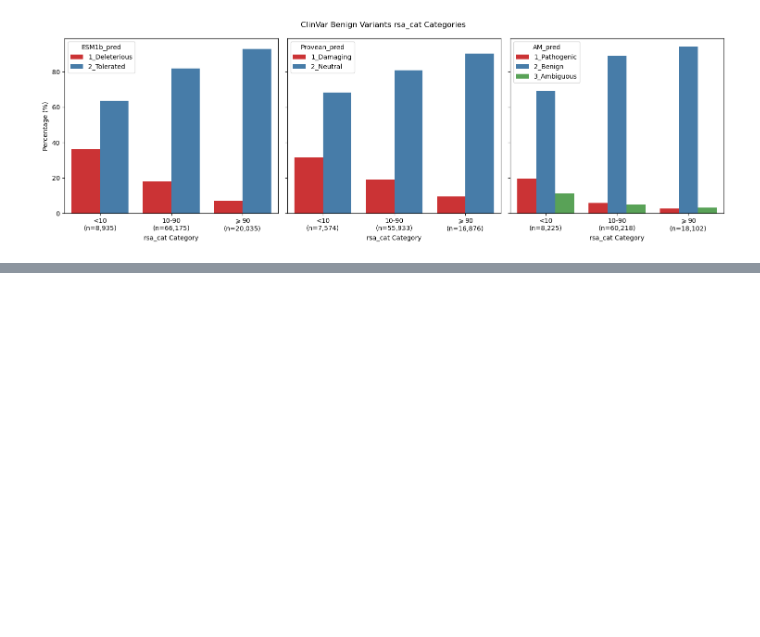
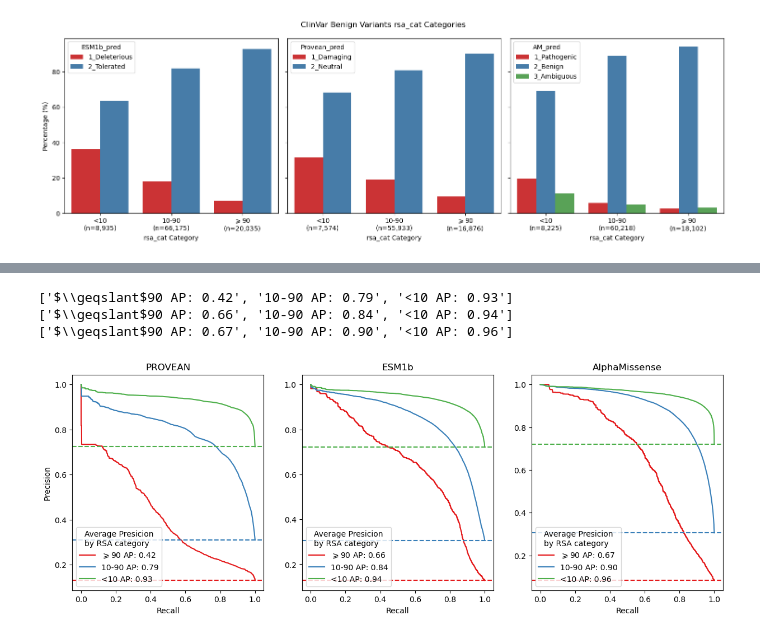
Before and after one commit to broadinstitute/2025_laval_submitted, a Jupyter notebook: 4_compare_AI_scores/2_analysis/dbnsfp_clinvar_analysis.ipynb, the cells around one changed output, grey strips where cells are left out. Cells and saved outputs as stored; diff of their text form; code cells hidden in the pictures; blank space fills up the shorter version.

```diff
--- a/4_compare_AI_scores/2_analysis/dbnsfp_clinvar_analysis.ipynb
+++ b/4_compare_AI_scores/2_analysis/dbnsfp_clinvar_analysis.ipynb
@@ -396,0 +526,62 @@ for cat in ["plddt_cat", "rsa_cat"]:
+# %%
+fig, axes = plt.subplots(1, 3, figsize=(15, 5))
+for met in methods:
+    plddt_cats = sorted(df_clinvar_w_scores["rsa_cat"].unique().to_list())
+    for cat in plddt_cats:
+        df_clin_per_method = df_clinvar_w_scores.filter(
+            (pl.col("clinvar_clnsig_clean").is_in(["1_Pathogenic", "2_Benign"]))&(pl.col("rsa_cat")==cat)
+        ).with_columns(
+            (
+                pl.when(pl.col("clinvar_clnsig_clean")=="1_Pathogenic")
+                .then(1) ## method_pos_label[met]
+                .otherwise(0) ## 1-method_pos_label[met]
+            ).alias("clinvar_label"),
+            (
+                pl.col(met).replace(".", None).cast(pl.Float64)
+            ).alias(met)
+        ).drop_nulls(
+            subset=["clinvar_clnsig_clean", met]
+        )
+
+        # Compute performance table over thresholds.
+        precision, recall, thresholds = precision_recall_curve(df_clin_per_method["clinvar_label"],
+                                                               df_clin_per_method[met])
+        # For a fair baseline, use the first row (threshold = -∞; all predicted positive)
+        prior = df_clin_per_method["clinvar_label"].sum() / df_clin_per_method.shape[0]
+
+        # Adjust precision using the balance_prec function.
+        precision_balanced = [balance_prec(p, prior) for p in precision]
+
+        pr_table = pd.DataFrame({
+            "recall": recall,
+            "precision": precision,
+            "balanced_prec": precision_balanced
+        })
+
+        # Optionally monotonize the balanced precision to smooth out dips.
+        # pr_table = pr_table.sort_values('recall', ascending=False)
+        pr_table['mono_precision'] = monotonize(pr_table['precision'].values)
+        pr_table['mono_balanced_precision'] = monotonize(pr_table['balanced_prec'].values)
+
+        ap = calc_auc(-pr_table["recall"].values, pr_table['mono_precision'].values)
+        axes[methods.index(met)].plot(pr_table["recall"], pr_table["mono_precision"],
+                                      label=f"{cat} AP: {ap:.2f}", color=set2_palette[plddt_cats.index(cat)]) ## marker='.',
+        chance_level = df_clin_per_method["clinvar_label"].sum() / df_clin_per_method.shape[0]
+        axes[methods.index(met)].axhline(y=chance_level, color=set2_palette[plddt_cats.index(cat)], ls="--")
+
+    handles, labels = axes[methods.index(met)].get_legend_handles_labels()
+    print(labels)
+    order = [0,1,2]
+    axes[methods.index(met)].legend([handles[idx] for idx in order], [labels[idx] for idx in order],
+                                    loc="lower left",
+                                    title="Average Presicion\nby RSA category")
+    axes[methods.index(met)].set_xlabel('Recall')
+    axes[methods.index(met)].set_title(met.split("_")[0])
+
+axes[0].set_ylabel('Precision')
+plt.subplots_adjust(wspace=0.2)
+# %% [output]
+['$\\geqslant$90 AP: 0.42', '10-90 AP: 0.79', '<10 AP: 0.93']
+['$\\geqslant$90 AP: 0.66', '10-90 AP: 0.84', '<10 AP: 0.94']
+['$\\geqslant$90 AP: 0.67', '10-90 AP: 0.90', '<10 AP: 0.96']
+[figure, added]
```
Also changed, not shown: parts of 18 cells of this notebook, 2 other files.
